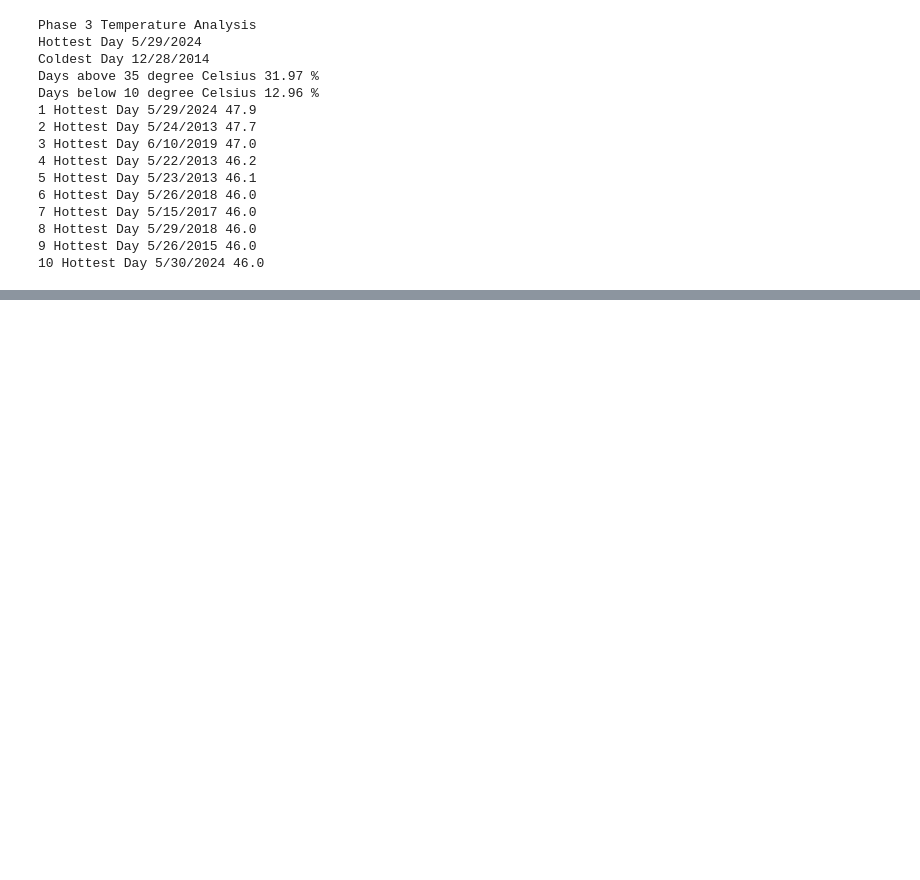
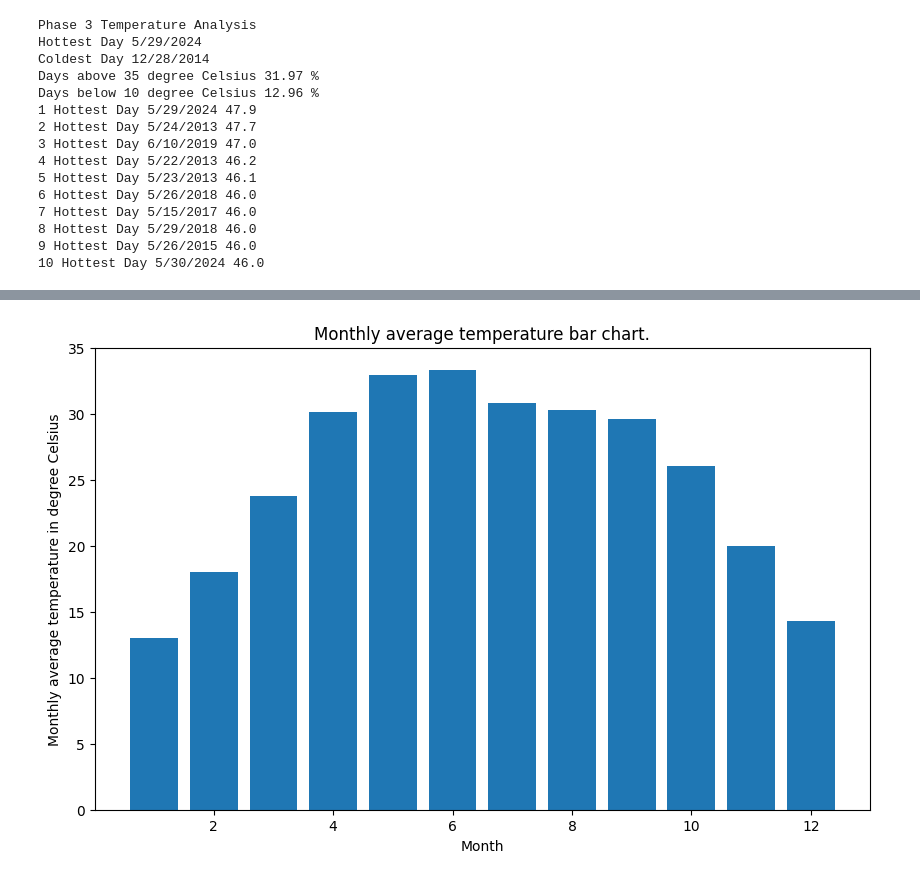
Before and after one commit to realakshatsingh/delhi-weather-analysis, a Jupyter notebook: weatheranalysis.ipynb, the cells around one changed output, grey strips where cells are left out. Cells and saved outputs as stored; diff of their text form; code cells hidden in the pictures; blank space fills up the shorter version.

```diff
--- a/weatheranalysis.ipynb
+++ b/weatheranalysis.ipynb
@@ -136,0 +176,9 @@ print("Phase 4: Rainfall Analysis")
+# %%
+def month_extractor(dateinstr):
+    list_of_date = dateinstr.split("/")
+    return list_of_date[0]
+
+
+month_getter = np.vectorize(month_extractor)
+arr_month = month_getter(arr_date)
+arr_month
@@ -136,0 +187,8 @@ print("Phase 4: Rainfall Analysis")
+# %%
+temp_data_holder = {}
+for i in range(1,13,1):
+    print("For",i,"Month")
+    indices = np.where(month_getter(arr_date)==str(i),True,False)
+    print("Average Temp of Month",i,"is",end=" ")
+    print(np.mean(arr_temp[indices]),"Celsius")
+    temp_data_holder[i] = np.mean(arr_temp[indices])
@@ -136,0 +320,12 @@ print("Phase 4: Rainfall Analysis")
+# %%
+months = list(temp_data_holder.keys())
+average_temp = list(temp_data_holder.values())
+
+plt.figure(figsize=(10,6))
+plt.bar(months,average_temp)
+plt.xlabel("Month")
+plt.ylabel("Monthly average temperature in degree Celsius")
+plt.title("Monthly average temperature bar chart.")
+plt.show()
+# %% [output]
+[figure, added]
```
Also changed, not shown: parts of 19 cells of this notebook, 2 other files.
